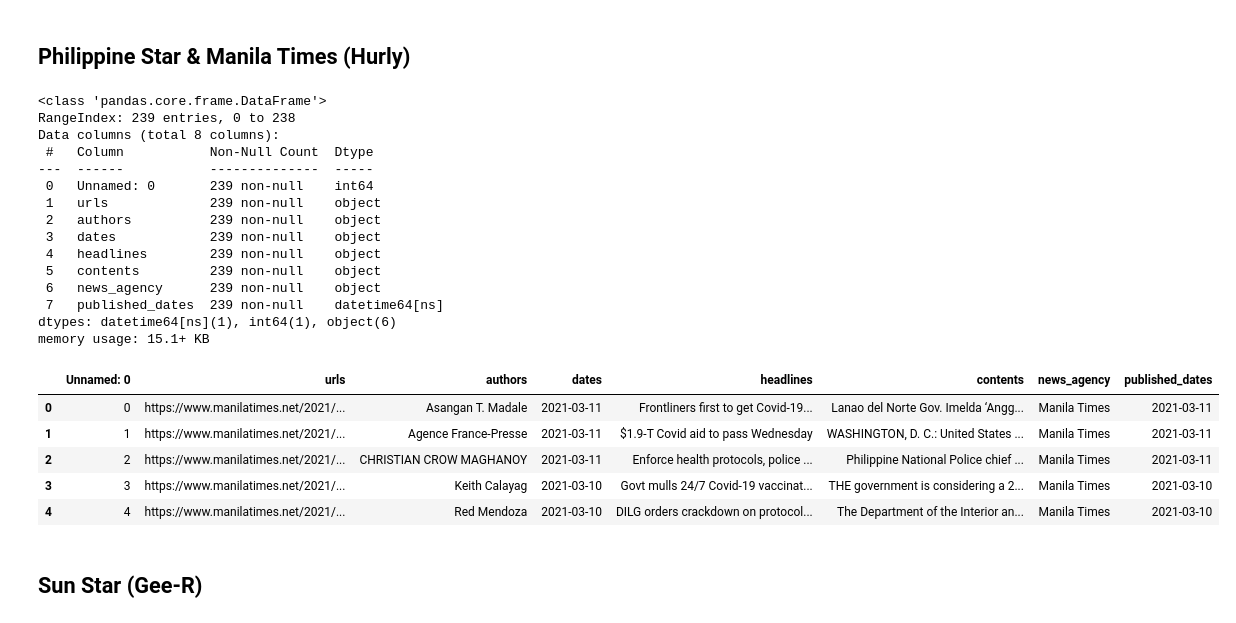
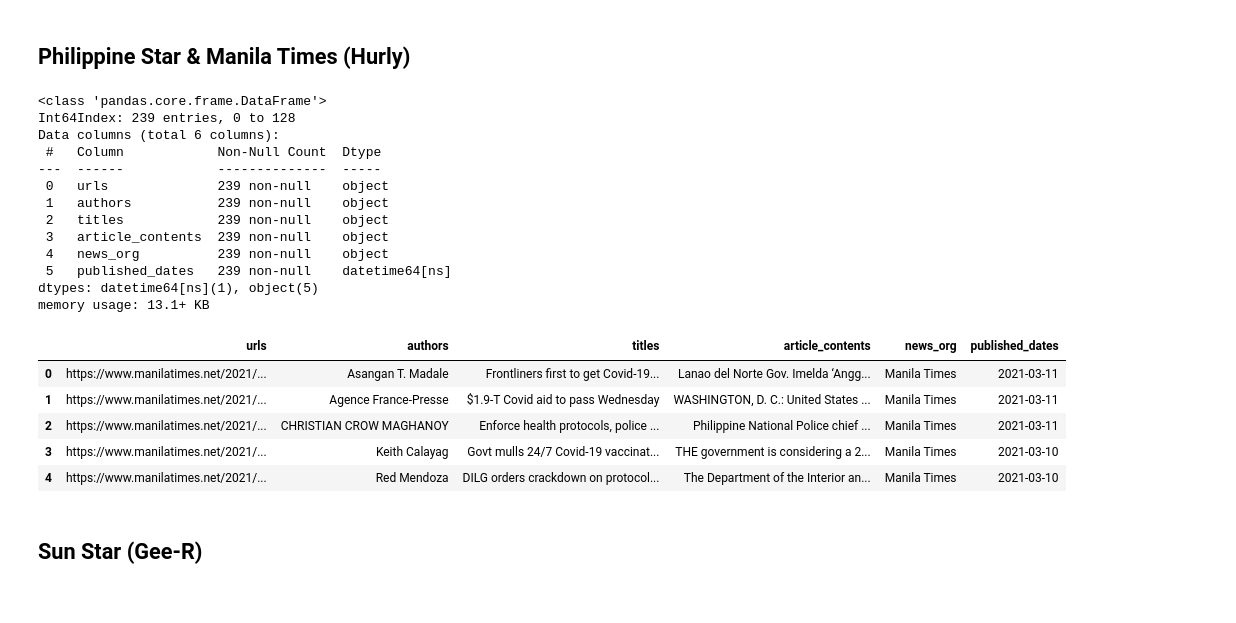
Before and after one commit to babybunso/team-sasa, a Jupyter notebook: sprint4project/1_combine_and_clean.ipynb, the cells around one changed output. Saved outputs shown, nothing was run; the diff lists cells and outputs as text; code cells hidden in the pictures.

```diff
--- a/sprint4project/1_combine_and_clean.ipynb
+++ b/sprint4project/1_combine_and_clean.ipynb
@@ -119,32 +119,32 @@ memory usage: 15.5+ KB
 ## Philippine Star & Manila Times (Hurly)
 # %%
 # # TODO
-df_philstar = pd.read_csv('datasets/manila_and_philstar.csv')
+df_philstar = pd.read_csv('datasets/manila_and_philstar.csv',index_col = 0)
 df_philstar['published_dates'] = pd.to_datetime(df_philstar['dates'])
+df_philstar = df_philstar.drop(columns = 'dates')
+df_philstar = df_philstar.rename(columns = {'news_agency':'news_org','headlines':'titles','contents':'article_contents'})
 df_philstar.info()
 df_philstar.head()
 # %% [output]
 <class 'pandas.core.frame.DataFrame'>
-RangeIndex: 239 entries, 0 to 238
-Data columns (total 8 columns):
- #   Column           Non-Null Count  Dtype
----  ------           --------------  -----
- 0   Unnamed: 0       239 non-null    int64
- 1   urls             239 non-null    object
- 2   authors          239 non-null    object
- 3   dates            239 non-null    object
- 4   headlines        239 non-null    object
- 5   contents         239 non-null    object
- 6   news_agency      239 non-null    object
- 7   published_dates  239 non-null    datetime64[ns]
-dtypes: datetime64[ns](1), int64(1), object(6)
-memory usage: 15.1+ KB
+Int64Index: 239 entries, 0 to 128
+Data columns (total 6 columns):
+ #   Column            Non-Null Count  Dtype
+---  ------            --------------  -----
+ 0   urls              239 non-null    object
+ 1   authors           239 non-null    object
+ 2   titles            239 non-null    object
+ 3   article_contents  239 non-null    object
+ 4   news_org          239 non-null    object
+ 5   published_dates   239 non-null    datetime64[ns]
+dtypes: datetime64[ns](1), object(5)
+memory usage: 13.1+ KB
-|  | Unnamed: 0 | urls | authors | dates | headlines | contents | news_agency | published_dates |
-| 0 | 0 | https://www.manilatimes.net/2021/... | Asangan T. Madale | 2021-03-11 | Frontliners first to get Covid-19... | Lanao del Norte Gov. Imelda ‘Angg... | Manila Times | 2021-03-11 |
-| 1 | 1 | https://www.manilatimes.net/2021/... | Agence France-Presse | 2021-03-11 | $1.9-T Covid aid to pass Wednesday | WASHINGTON, D. C.: United States ... | Manila Times | 2021-03-11 |
-| 2 | 2 | https://www.manilatimes.net/2021/... | CHRISTIAN CROW MAGHANOY | 2021-03-11 | Enforce health protocols, police ... | Philippine National Police chief ... | Manila Times | 2021-03-11 |
-| 3 | 3 | https://www.manilatimes.net/2021/... | Keith Calayag | 2021-03-10 | Govt mulls 24/7 Covid-19 vaccinat... | THE government is considering a 2... | Manila Times | 2021-03-10 |
-| 4 | 4 | https://www.manilatimes.net/2021/... | Red Mendoza | 2021-03-10 | DILG orders crackdown on protocol... | The Department of the Interior an... | Manila Times | 2021-03-10 |
+|  | urls | authors | titles | article_contents | news_org | published_dates |
+| 0 | https://www.manilatimes.net/2021/... | Asangan T. Madale | Frontliners first to get Covid-19... | Lanao del Norte Gov. Imelda ‘Angg... | Manila Times | 2021-03-11 |
+| 1 | https://www.manilatimes.net/2021/... | Agence France-Presse | $1.9-T Covid aid to pass Wednesday | WASHINGTON, D. C.: United States ... | Manila Times | 2021-03-11 |
+| 2 | https://www.manilatimes.net/2021/... | CHRISTIAN CROW MAGHANOY | Enforce health protocols, police ... | Philippine National Police chief ... | Manila Times | 2021-03-11 |
+| 3 | https://www.manilatimes.net/2021/... | Keith Calayag | Govt mulls 24/7 Covid-19 vaccinat... | THE government is considering a 2... | Manila Times | 2021-03-10 |
+| 4 | https://www.manilatimes.net/2021/... | Red Mendoza | DILG orders crackdown on protocol... | The Department of the Interior an... | Manila Times | 2021-03-10 |
 # %%
 # # TODO
 # df_themanilatimes = pd.read_csv('datasets/themanilatimes.csv')
```
Also changed, not shown: parts of 3 cells of this notebook, 3 other files.
